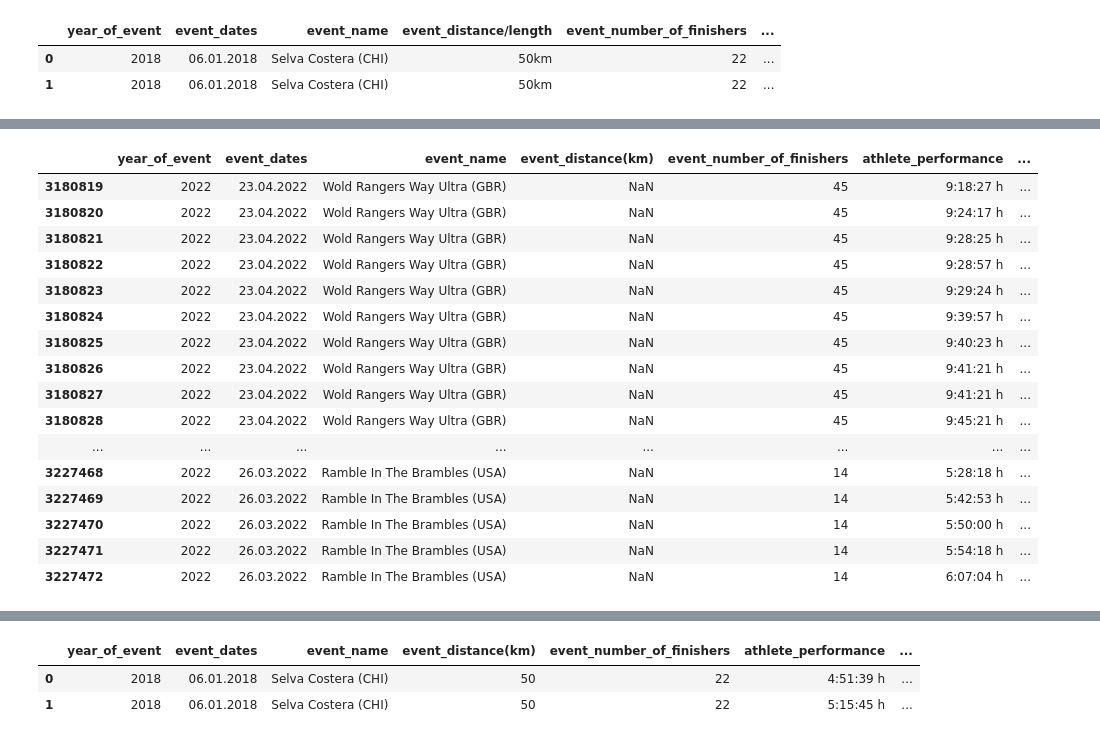
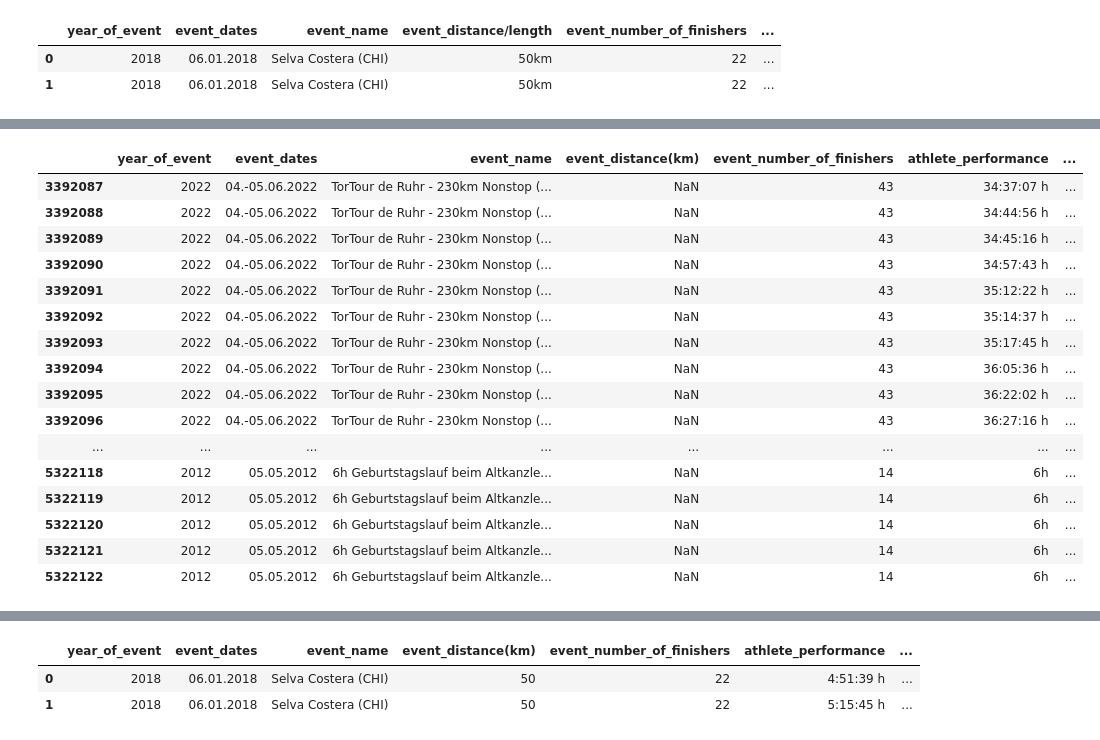
Before and after one commit to saeedshirani/EDA-On-SuperMessy-Datasets, a Jupyter notebook: The big dataset of ultra-marathon running/ETL.ipynb, the cells around one changed output, grey strips where cells are left out. Drawn from its saved outputs; the diff is of its cells as text; code cells hidden in the pictures.

```diff
--- a/The big dataset of ultra-marathon running/ETL.ipynb
+++ b/The big dataset of ultra-marathon running/ETL.ipynb
@@ -135,8 +140,8 @@ data[-5:]
 # %%
 def swap_value(row):
     performance = row['athlete_performance']
-    if ("km" in performance) or ("k" in performance) or ("Km" in performance) or ("K" in performance) or ("KM" in performance) or (" km" in performance) or\
-        ("mi" in performance) or ("Miles" in performance) or ("miles" in performance)or (" miles" in performance)  or ("m" in performance) or ("M" in performance) or ("MI" in performance) or ("Etappen" in performance):
+    if ("Etappen" in performance) or ("km" in performance) or ("k" in performance) or ("Km" in performance) or ("K" in performance) or ("KM" in performance) or (" km" in performance) or\
+        ("mi" in performance) or ("Miles" in performance) or ("miles" in performance)or (" miles" in performance)  or ("m" in performance) or ("M" in performance) or ("MI" in performance):
 
         # Swap
         tanker = row['athlete_performance']
@@ -327,23 +338,23 @@ athlete_id                      0
 dtype: int64
 # %%
-data.loc[data["event_distance(km)"].isna() == True][300:350]
+data.loc[data["event_distance(km)"].isna() == True][100:]
 # %% [output]
 |  | year_of_event | event_dates | event_name | event_distance(km) | event_number_of_finishers | athlete_performance | ... |
-| 3180819 | 2022 | 23.04.2022 | Wold Rangers Way Ultra (GBR) | NaN | 45 | 9:18:27 h | ... |
-| 3180820 | 2022 | 23.04.2022 | Wold Rangers Way Ultra (GBR) | NaN | 45 | 9:24:17 h | ... |
-| 3180821 | 2022 | 23.04.2022 | Wold Rangers Way Ultra (GBR) | NaN | 45 | 9:28:25 h | ... |
-| 3180822 | 2022 | 23.04.2022 | Wold Rangers Way Ultra (GBR) | NaN | 45 | 9:28:57 h | ... |
-| 3180823 | 2022 | 23.04.2022 | Wold Rangers Way Ultra (GBR) | NaN | 45 | 9:29:24 h | ... |
-| 3180824 | 2022 | 23.04.2022 | Wold Rangers Way Ultra (GBR) | NaN | 45 | 9:39:57 h | ... |
-| 3180825 | 2022 | 23.04.2022 | Wold Rangers Way Ultra (GBR) | NaN | 45 | 9:40:23 h | ... |
-| 3180826 | 2022 | 23.04.2022 | Wold Rangers Way Ultra (GBR) | NaN | 45 | 9:41:21 h | ... |
-| 3180827 | 2022 | 23.04.2022 | Wold Rangers Way Ultra (GBR) | NaN | 45 | 9:41:21 h | ... |
-| 3180828 | 2022 | 23.04.2022 | Wold Rangers Way Ultra (GBR) | NaN | 45 | 9:45:21 h | ... |
+| 3392087 | 2022 | 04.-05.06.2022 | TorTour de Ruhr - 230km Nonstop (... | NaN | 43 | 34:37:07 h | ... |
+| 3392088 | 2022 | 04.-05.06.2022 | TorTour de Ruhr - 230km Nonstop (... | NaN | 43 | 34:44:56 h | ... |
+| 3392089 | 2022 | 04.-05.06.2022 | TorTour de Ruhr - 230km Nonstop (... | NaN | 43 | 34:45:16 h | ... |
+| 3392090 | 2022 | 04.-05.06.2022 | TorTour de Ruhr - 230km Nonstop (... | NaN | 43 | 34:57:43 h | ... |
+| 3392091 | 2022 | 04.-05.06.2022 | TorTour de Ruhr - 230km Nonstop (... | NaN | 43 | 35:12:22 h | ... |
+| 3392092 | 2022 | 04.-05.06.2022 | TorTour de Ruhr - 230km Nonstop (... | NaN | 43 | 35:14:37 h | ... |
+| 3392093 | 2022 | 04.-05.06.2022 | TorTour de Ruhr - 230km Nonstop (... | NaN | 43 | 35:17:45 h | ... |
+| 3392094 | 2022 | 04.-05.06.2022 | TorTour de Ruhr - 230km Nonstop (... | NaN | 43 | 36:05:36 h | ... |
+| 3392095 | 2022 | 04.-05.06.2022 | TorTour de Ruhr - 230km Nonstop (... | NaN | 43 | 36:22:02 h | ... |
+| 3392096 | 2022 | 04.-05.06.2022 | TorTour de Ruhr - 230km Nonstop (... | NaN | 43 | 36:27:16 h | ... |
 | ... | ... | ... | ... | ... | ... | ... | ... |
-| 3227468 | 2022 | 26.03.2022 | Ramble In The Brambles (USA) | NaN | 14 | 5:28:18 h | ... |
-| 3227469 | 2022 | 26.03.2022 | Ramble In The Brambles (USA) | NaN | 14 | 5:42:53 h | ... |
-| 3227470 | 2022 | 26.03.2022 | Ramble In The Brambles (USA) | NaN | 14 | 5:50:00 h | ... |
-| 3227471 | 2022 | 26.03.2022 | Ramble In The Brambles (USA) | NaN | 14 | 5:54:18 h | ... |
-| 3227472 | 2022 | 26.03.2022 | Ramble In The Brambles (USA) | NaN | 14 | 6:07:04 h | ... |
+| 5322118 | 2012 | 05.05.2012 | 6h Geburtstagslauf beim Altkanzle... | NaN | 14 | 6h | ... |
+| 5322119 | 2012 | 05.05.2012 | 6h Geburtstagslauf beim Altkanzle... | NaN | 14 | 6h | ... |
+| 5322120 | 2012 | 05.05.2012 | 6h Geburtstagslauf beim Altkanzle... | NaN | 14 | 6h | ... |
+| 5322121 | 2012 | 05.05.2012 | 6h Geburtstagslauf beim Altkanzle... | NaN | 14 | 6h | ... |
+| 5322122 | 2012 | 05.05.2012 | 6h Geburtstagslauf beim Altkanzle... | NaN | 14 | 6h | ... |
 # %%
 test = pd.read_csv("TWO_CENTURIES_OF_UM_RACES.csv", dtype={'Athlete average speed': 'object'})
```
Also changed, not shown: parts of 7 cells of this notebook.
